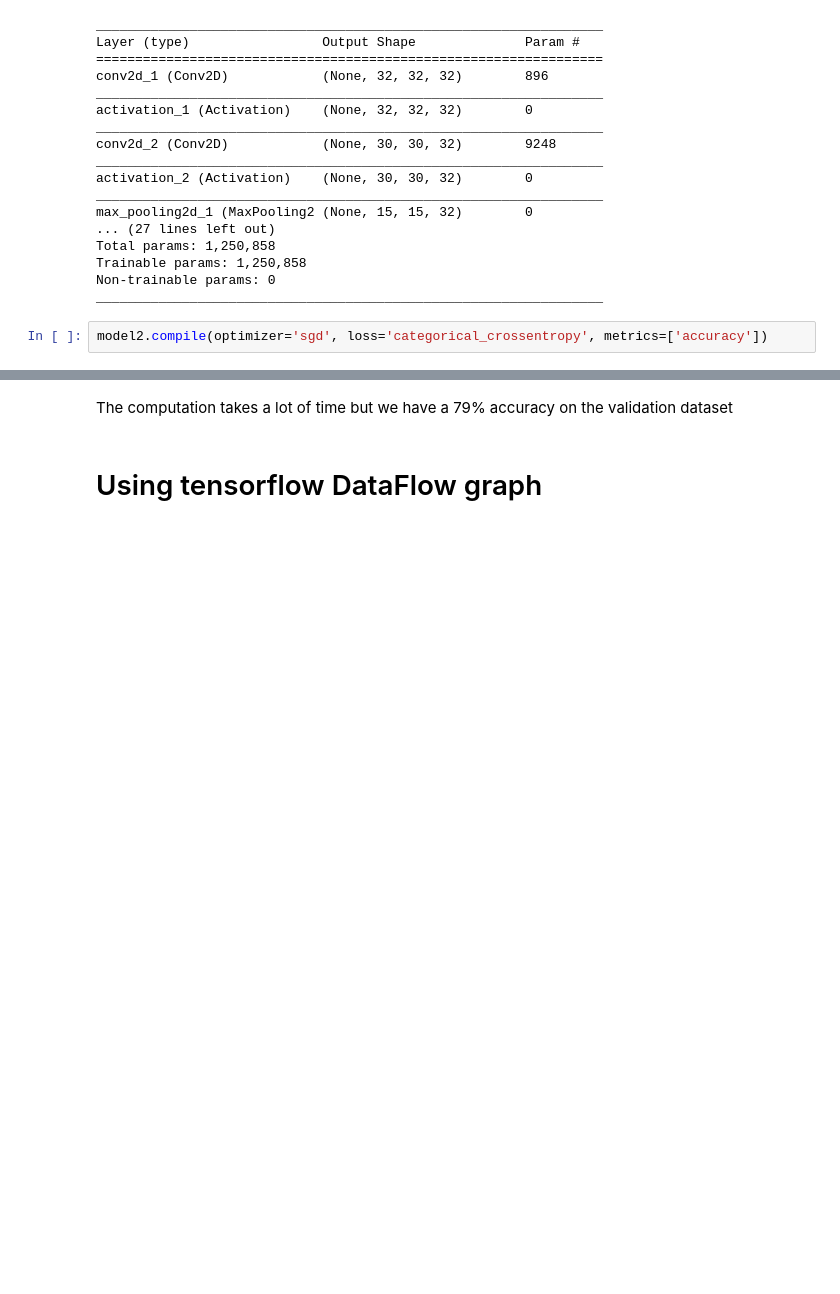
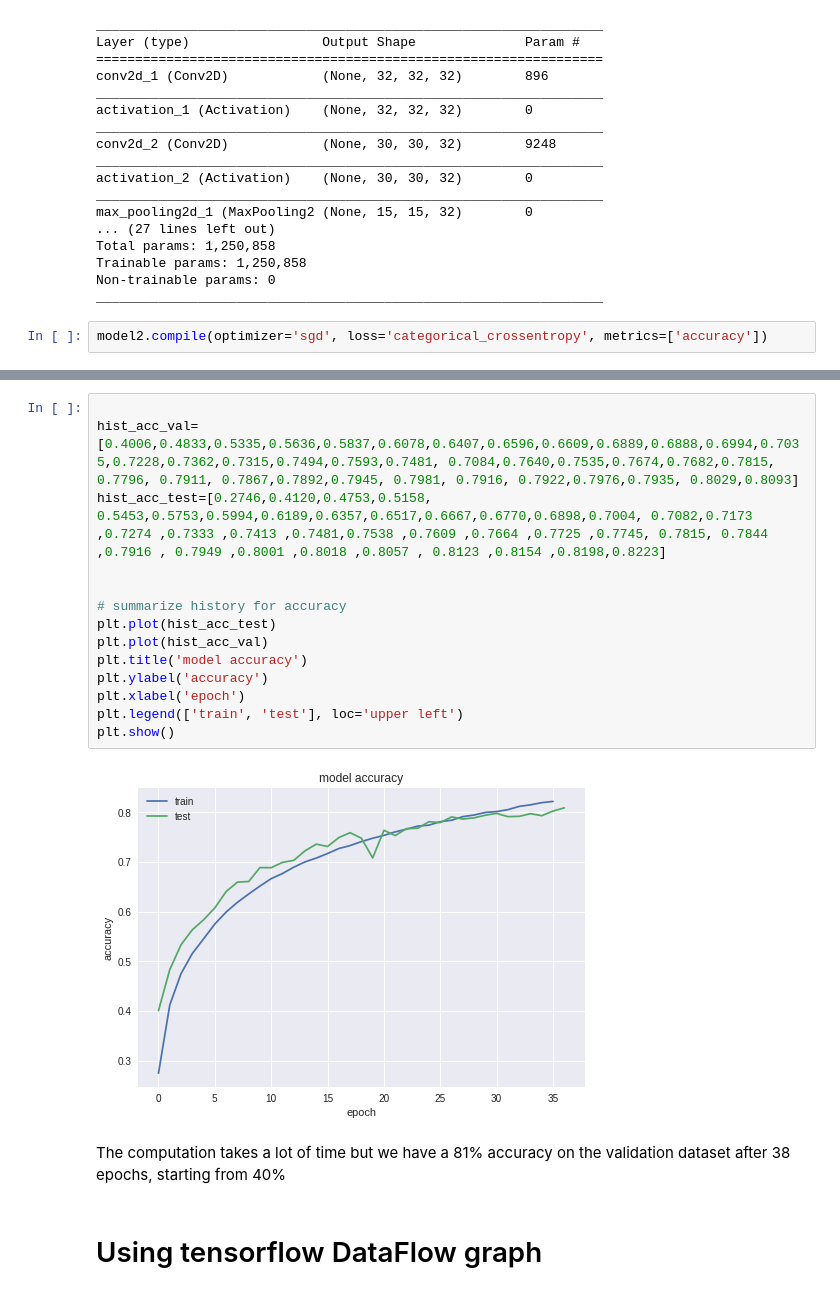
Before and after one commit to capucineb/project-PRDL, a Jupyter notebook: image_classification(1).ipynb, the cells around one changed output, grey strips where cells are left out. Cells and saved outputs as stored; diff of their text form; blank space fills up the shorter version.

```diff
--- a/image_classification(1).ipynb
+++ b/image_classification(1).ipynb
@@ -290,5 +336,21 @@ Epoch 50/50
+# %%
+
+hist_acc_val= [0.4006,0.4833,0.5335,0.5636,0.5837,0.6078,0.6407,0.6596,0.6609,0.6889,0.6888,0.6994,0.7035,0.7228,0.7362,0.7315,0.7494,0.7593,0.7481, 0.7084,0.7640,0.7535,0.7674,0.7682,0.7815, 0.7796, 0.7911, 0.7867,0.7892,0.7945, 0.7981, 0.7916, 0.7922,0.7976,0.7935, 0.8029,0.8093]
+hist_acc_test=[0.2746,0.4120,0.4753,0.5158, 0.5453,0.5753,0.5994,0.6189,0.6357,0.6517,0.6667,0.6770,0.6898,0.7004, 0.7082,0.7173 ,0.7274 ,0.7333 ,0.7413 ,0.7481,0.7538 ,0.7609 ,0.7664 ,0.7725 ,0.7745, 0.7815, 0.7844 ,0.7916 , 0.7949 ,0.8001 ,0.8018 ,0.8057 , 0.8123 ,0.8154 ,0.8198,0.8223]
+
+
+# summarize history for accuracy
+plt.plot(hist_acc_test)
+plt.plot(hist_acc_val)
+plt.title('model accuracy')
+plt.ylabel('accuracy')
+plt.xlabel('epoch')
+plt.legend(['train', 'test'], loc='upper left')
+plt.show()
+# %% [output]
+[figure, added]
 # %% [markdown]
-The computation takes a lot of time but we have a 79% accuracy on the validation dataset
+The computation takes a lot of time  but we have a 81% accuracy on the validation dataset after 38 epochs, starting from 40%
 # %% [markdown]
 # Using tensorflow DataFlow graph
 # %% [markdown]
```
Also changed, not shown: parts of 22 cells of this notebook.
